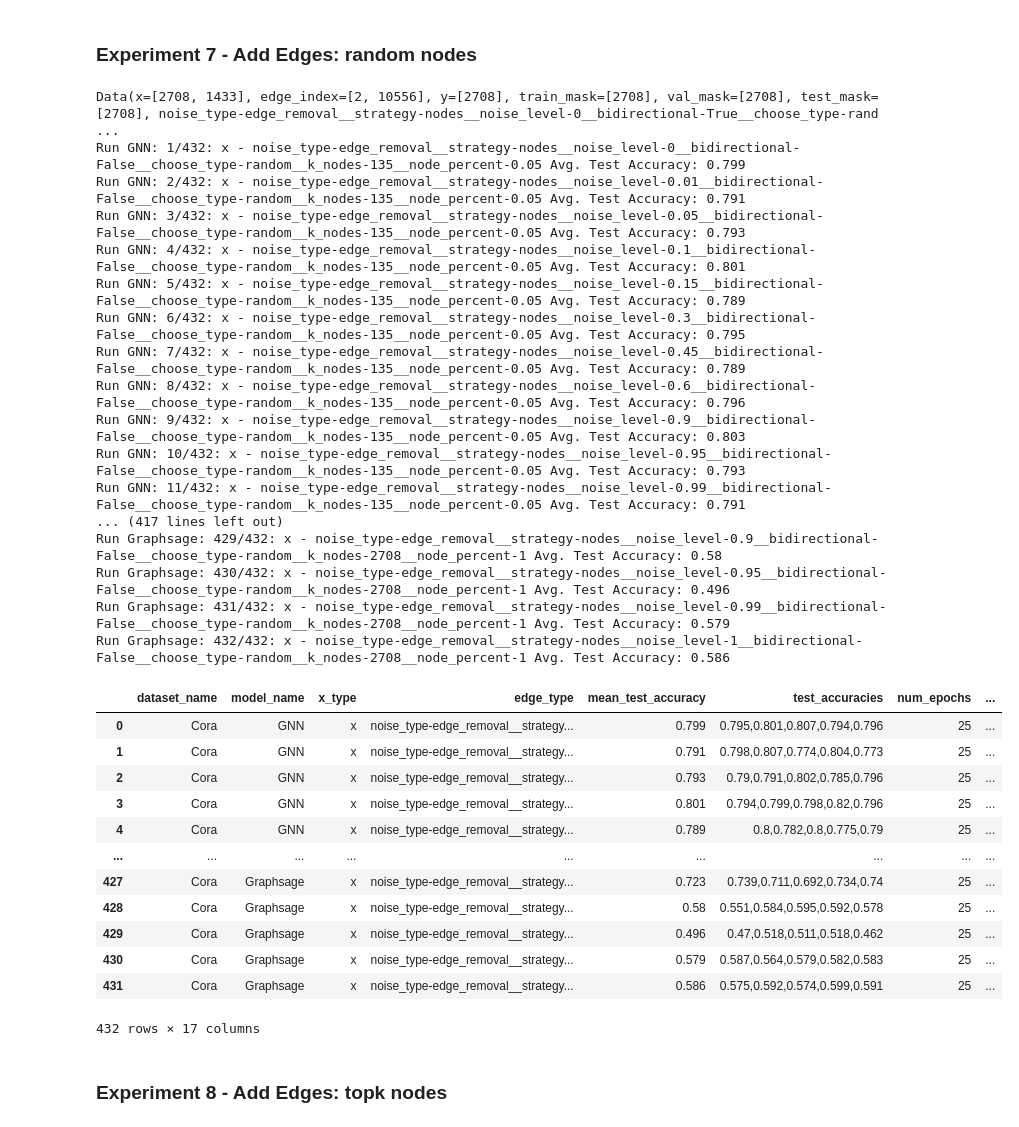
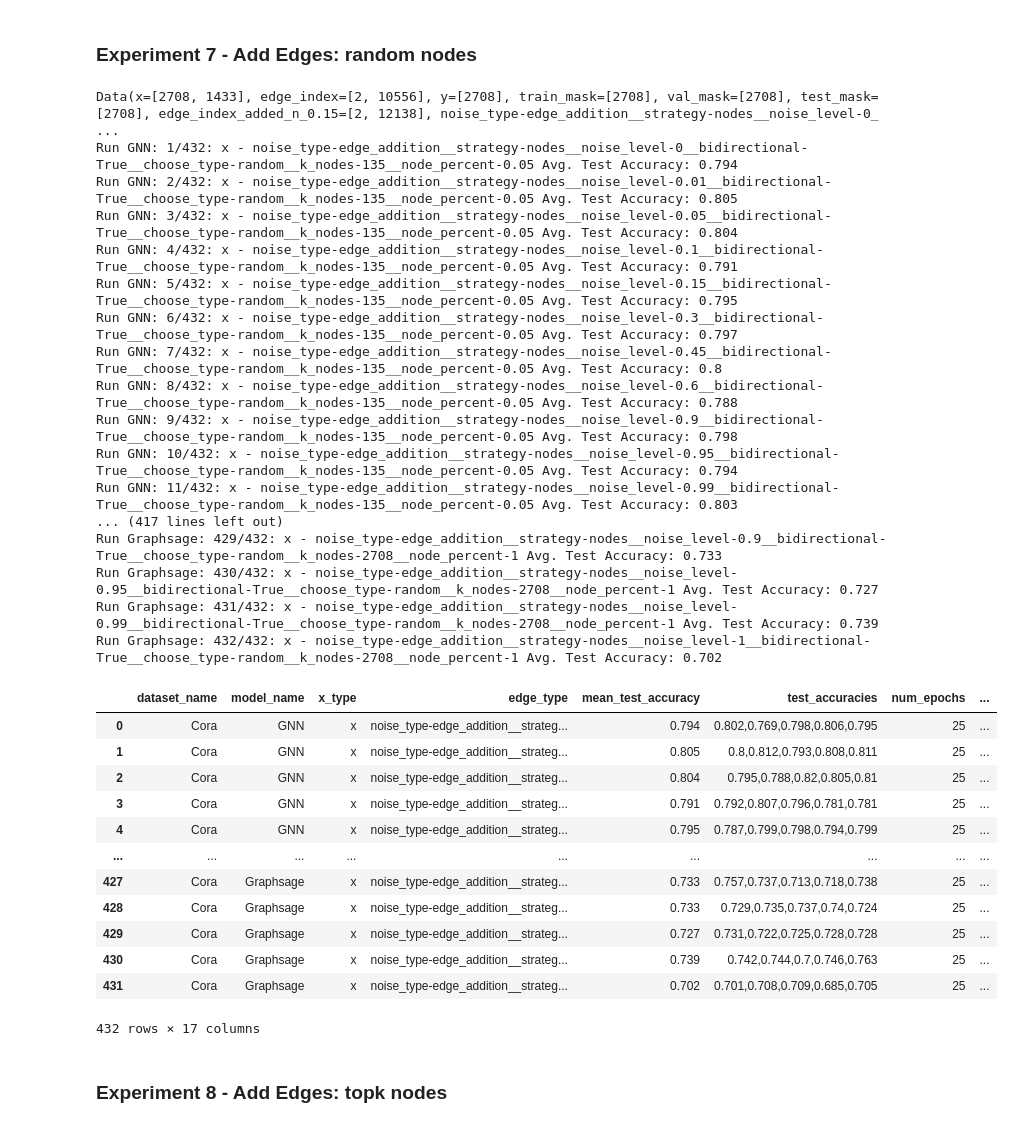
Before and after one commit to camligorkem/cs-260c-project-Robust-GNNs, a Jupyter notebook: CS_260_Node_Classification_Experiments_GC.ipynb, the cells around one changed output. Cells and saved outputs as stored; diff of their text form; code cells hidden in the pictures.

```diff
--- a/CS_260_Node_Classification_Experiments_GC.ipynb
+++ b/CS_260_Node_Classification_Experiments_GC.ipynb
@@ -362,12 +370,12 @@ def add_edges_to_a_node(data, new_edges, node, num_to_add=0, bidirectional=False
 
 ## Adding x% edges to random k, top k, or bottom k nodes
 
-def add_edges_to_nodes(data, noise_level=0.15, k_nodes=10, chosse_type='random', bidirectional=False):
+def add_edges_to_nodes(data, noise_level=0.15, k_nodes=10, choose_type='random', bidirectional=False):
   if bidirectional:
     noise_level /= 2
 
   #choose nodes by three different types
-  nodes_chosen = choose_nodes(data=data, num_nodes=data.num_nodes, k_nodes=k_nodes, choose_type=chosse_type)
+  nodes_chosen = choose_nodes(data=data, num_nodes=data.num_nodes, k_nodes=k_nodes, choose_type=choose_type)
 
   new_edges = data.edge_index.T
 
@@ -556,12 +564,16 @@ def experiment(dataset_name, model_names, model_params, data, x_types, edge_type
             print(f'Exp_num:{exp_num} Test Accuracy: {test_acc:.4f}')
 
         mean_test_acc = round(np.mean(test_accs), 3)
+        noise_info_copy = noise_info.copy()
+        noise_info_params_copy = noise_info_copy['params'].copy()
+        del noise_info_params_copy['data']
+        noise_info_copy['params'] = noise_info_params_copy
         # TODO we can add other metrics such as runtime to log in here later
         exp_res = {'dataset_name': dataset_name,
                   'model_name':model_name, 'x_type':x_type,
                   'edge_type':ed_type, 'mean_test_accuracy':str(mean_test_acc), 'test_accuracies': ','.join([str(acc) for acc in test_accs]),
                   'num_epochs':epochs, 'repeat_num':repeat_num, 'model_params': model_params[model_name],
-                  'noise_info':noise_info} # TODO add more info on experiment noise_info
+                  'noise_info':noise_info_copy} # TODO add more info on experiment noise_info
 
         if 'edge' in noise_info['noise_type']:
           name_type = ed_type
@@ -596,15 +608,16 @@ opt_params = {
     'Graphsage':{'lr':0.05, 'weight_decay':5e-4},
     'MLP':{'lr':0.05, 'weight_decay':0.001},
 }
+# %%
+dataset_name='Cora'
+folder_name = f'exp_results/{dataset_name}/results_v6'
+bidirectional_type = True
+post_fix= f'_bidirectional_{bidirectional_type}'
+num_repeat = 5
 # %% [markdown]
 ## Experiments
 # %% [markdown]
 ### Experiment 1 - Add gaussian noise
-# %%
-folder_name = 'exp_results/results_v6'
-bidirectional_type = False
-post_fix= f'_bidirectional_{bidirectional_type}'
-num_repeat = 5
 # %%
 # noise data creation example: remove edges -- strategy 2: remove from selected nodes
 
@@ -1012,61 +1025,61 @@ Run Graphsage: 432/432: x - noise_type-edge_removal__strategy-nodes__noise_level
 EXPERIMENT_FILENAME = f'./{folder_name}/Experiment_7_add_random_nodes{post_fix}.csv'
 # **** DONT forget to change this *****
 
 nodes_percent = [0.05, 0.1, 0.2, 0.25, 0.4, 0.5, 0.6, 0.7, 0.8, 0.95, 0.9, 1] #[0.05, 0.1, 0.2, 0.25, 0.4, 0.5]
 
 data = data.to('cpu')
 add_edge_from_nodes_params = {'data':data, 'bidirectional':bidirectional_type, 'choose_type':'random'}
 
-noise_info = {'noise_type':'edge_removal', 'strategy':'nodes', 'params':add_edge_from_nodes_params,
+noise_info = {'noise_type':'edge_addition', 'strategy':'nodes', 'params':add_edge_from_nodes_params,
               'noise_levels':[0, 0.01, 0.05, 0.1, 0.15, 0.3, 0.45, 0.6, 0.9, 0.95, 0.99, 1 ],
               'nodes_percent':nodes_percent,
               'noise_param_name':'noise_level'}
 
 exp_add_random_nodes_var_names = create_noised_data_for_experiment(data=data, noise_info=noise_info)
 print(data)
 
 # Experiment on edge removal - strategy- nodes
 # Put names of the models we want to use for this experiment type
 data = data.to('cuda:0')
 model_names = ['GNN', 'GAT', 'Graphsage']
 exp_add_random_nodes_df = experiment(dataset_name=dataset_name, model_names=model_names,
                                     model_params=model_params, opt_params=opt_params,
                                     data=data, x_types=['x'], edge_types=exp_add_random_nodes_var_names,
                                     noise_info=noise_info, num_epochs=25, repeat_num=num_repeat, print_updates=True)
 
 data = data.to('cpu')
 exp_add_random_nodes_df.to_csv(EXPERIMENT_FILENAME)
 exp_add_random_nodes_df
 # %% [output]
-Data(x=[2708, 1433], edge_index=[2, 10556], y=[2708], train_mask=[2708], val_mask=[2708], test_mask=[2708], noise_type-edge_removal__strategy-nodes__noise_level-0__bidirectional-True__choose_type-rand ...
-Run GNN: 1/432: x - noise_type-edge_removal__strategy-nodes__noise_level-0__bidirectional-False__choose_type-random__k_nodes-135__node_percent-0.05 Avg. Test Accuracy: 0.799
-Run GNN: 2/432: x - noise_type-edge_removal__strategy-nodes__noise_level-0.01__bidirectional-False__choose_type-random__k_nodes-135__node_percent-0.05 Avg. Test Accuracy: 0.791
-Run GNN: 3/432: x - noise_type-edge_removal__strategy-nodes__noise_level-0.05__bidirectional-False__choose_type-random__k_nodes-135__node_percent-0.05 Avg. Test Accuracy: 0.793
-Run GNN: 4/432: x - noise_type-edge_removal__strategy-nodes__noise_level-0.1__bidirectional-False__choose_type-random__k_nodes-135__node_percent-0.05 Avg. Test Accuracy: 0.801
-Run GNN: 5/432: x - noise_type-edge_removal__strategy-nodes__noise_level-0.15__bidirectional-False__choose_type-random__k_nodes-135__node_percent-0.05 Avg. Test Accuracy: 0.789
-Run GNN: 6/432: x - noise_type-edge_removal__strategy-nodes__noise_level-0.3__bidirectional-False__choose_type-random__k_nodes-135__node_percent-0.05 Avg. Test Accuracy: 0.795
-Run GNN: 7/432: x - noise_type-edge_removal__strategy-nodes__noise_level-0.45__bidirectional-False__choose_type-random__k_nodes-135__node_percent-0.05 Avg. Test Accuracy: 0.789
-Run GNN: 8/432: x - noise_type-edge_removal__strategy-nodes__noise_level-0.6__bidirectional-False__choose_type-random__k_nodes-135__node_percent-0.05 Avg. Test Accuracy: 0.796
-Run GNN: 9/432: x - noise_type-edge_removal__strategy-nodes__noise_level-0.9__bidirectional-False__choose_type-random__k_nodes-135__node_percent-0.05 Avg. Test Accuracy: 0.803
-Run GNN: 10/432: x - noise_type-edge_removal__strategy-nodes__noise_level-0.95__bidirectional-False__choose_type-random__k_nodes-135__node_percent-0.05 Avg. Test Accuracy: 0.793
-Run GNN: 11/432: x - noise_type-edge_removal__strategy-nodes__noise_level-0.99__bidirectional-False__choose_type-random__k_nodes-135__node_percent-0.05 Avg. Test Accuracy: 0.791
+Data(x=[2708, 1433], edge_index=[2, 10556], y=[2708], train_mask=[2708], val_mask=[2708], test_mask=[2708], edge_index_added_n_0.15=[2, 12138], noise_type-edge_addition__strategy-nodes__noise_level-0_ ...
+Run GNN: 1/432: x - noise_type-edge_addition__strategy-nodes__noise_level-0__bidirectional-True__choose_type-random__k_nodes-135__node_percent-0.05 Avg. Test Accuracy: 0.794
+Run GNN: 2/432: x - noise_type-edge_addition__strategy-nodes__noise_level-0.01__bidirectional-True__choose_type-random__k_nodes-135__node_percent-0.05 Avg. Test Accuracy: 0.805
+Run GNN: 3/432: x - noise_type-edge_addition__strategy-nodes__noise_level-0.05__bidirectional-True__choose_type-random__k_nodes-135__node_percent-0.05 Avg. Test Accuracy: 0.804
+Run GNN: 4/432: x - noise_type-edge_addition__strategy-nodes__noise_level-0.1__bidirectional-True__choose_type-random__k_nodes-135__node_percent-0.05 Avg. Test Accuracy: 0.791
+Run GNN: 5/432: x - noise_type-edge_addition__strategy-nodes__noise_level-0.15__bidirectional-True__choose_type-random__k_nodes-135__node_percent-0.05 Avg. Test Accuracy: 0.795
+Run GNN: 6/432: x - noise_type-edge_addition__strategy-nodes__noise_level-0.3__bidirectional-True__choose_type-random__k_nodes-135__node_percent-0.05 Avg. Test Accuracy: 0.797
+Run GNN: 7/432: x - noise_type-edge_addition__strategy-nodes__noise_level-0.45__bidirectional-True__choose_type-random__k_nodes-135__node_percent-0.05 Avg. Test Accuracy: 0.8
+Run GNN: 8/432: x - noise_type-edge_addition__strategy-nodes__noise_level-0.6__bidirectional-True__choose_type-random__k_nodes-135__node_percent-0.05 Avg. Test Accuracy: 0.788
+Run GNN: 9/432: x - noise_type-edge_addition__strategy-nodes__noise_level-0.9__bidirectional-True__choose_type-random__k_nodes-135__node_percent-0.05 Avg. Test Accuracy: 0.798
+Run GNN: 10/432: x - noise_type-edge_addition__strategy-nodes__noise_level-0.95__bidirectional-True__choose_type-random__k_nodes-135__node_percent-0.05 Avg. Test Accuracy: 0.794
+Run GNN: 11/432: x - noise_type-edge_addition__strategy-nodes__noise_level-0.99__bidirectional-True__choose_type-random__k_nodes-135__node_percent-0.05 Avg. Test Accuracy: 0.803
 ... (417 lines left out)
-Run Graphsage: 429/432: x - noise_type-edge_removal__strategy-nodes__noise_level-0.9__bidirectional-False__choose_type-random__k_nodes-2708__node_percent-1 Avg. Test Accuracy: 0.58
-Run Graphsage: 430/432: x - noise_type-edge_removal__strategy-nodes__noise_level-0.95__bidirectional-False__choose_type-random__k_nodes-2708__node_percent-1 Avg. Test Accuracy: 0.496
-Run Graphsage: 431/432: x - noise_type-edge_removal__strategy-nodes__noise_level-0.99__bidirectional-False__choose_type-random__k_nodes-2708__node_percent-1 Avg. Test Accuracy: 0.579
-Run Graphsage: 432/432: x - noise_type-edge_removal__strategy-nodes__noise_level-1__bidirectional-False__choose_type-random__k_nodes-2708__node_percent-1 Avg. Test Accuracy: 0.586
+Run Graphsage: 429/432: x - noise_type-edge_addition__strategy-nodes__noise_level-0.9__bidirectional-True__choose_type-random__k_nodes-2708__node_percent-1 Avg. Test Accuracy: 0.733
+Run Graphsage: 430/432: x - noise_type-edge_addition__strategy-nodes__noise_level-0.95__bidirectional-True__choose_type-random__k_nodes-2708__node_percent-1 Avg. Test Accuracy: 0.727
+Run Graphsage: 431/432: x - noise_type-edge_addition__strategy-nodes__noise_level-0.99__bidirectional-True__choose_type-random__k_nodes-2708__node_percent-1 Avg. Test Accuracy: 0.739
+Run Graphsage: 432/432: x - noise_type-edge_addition__strategy-nodes__noise_level-1__bidirectional-True__choose_type-random__k_nodes-2708__node_percent-1 Avg. Test Accuracy: 0.702
 |  | dataset_name | model_name | x_type | edge_type | mean_test_accuracy | test_accuracies | num_epochs | ... |
-| 0 | Cora | GNN | x | noise_type-edge_removal__strategy... | 0.799 | 0.795,0.801,0.807,0.794,0.796 | 25 | ... |
-| 1 | Cora | GNN | x | noise_type-edge_removal__strategy... | 0.791 | 0.798,0.807,0.774,0.804,0.773 | 25 | ... |
-| 2 | Cora | GNN | x | noise_type-edge_removal__strategy... | 0.793 | 0.79,0.791,0.802,0.785,0.796 | 25 | ... |
-| 3 | Cora | GNN | x | noise_type-edge_removal__strategy... | 0.801 | 0.794,0.799,0.798,0.82,0.796 | 25 | ... |
-| 4 | Cora | GNN | x | noise_type-edge_removal__strategy... | 0.789 | 0.8,0.782,0.8,0.775,0.79 | 25 | ... |
+| 0 | Cora | GNN | x | noise_type-edge_addition__strateg... | 0.794 | 0.802,0.769,0.798,0.806,0.795 | 25 | ... |
+| 1 | Cora | GNN | x | noise_type-edge_addition__strateg... | 0.805 | 0.8,0.812,0.793,0.808,0.811 | 25 | ... |
+| 2 | Cora | GNN | x | noise_type-edge_addition__strateg... | 0.804 | 0.795,0.788,0.82,0.805,0.81 | 25 | ... |
+| 3 | Cora | GNN | x | noise_type-edge_addition__strateg... | 0.791 | 0.792,0.807,0.796,0.781,0.781 | 25 | ... |
+| 4 | Cora | GNN | x | noise_type-edge_addition__strateg... | 0.795 | 0.787,0.799,0.798,0.794,0.799 | 25 | ... |
 | ... | ... | ... | ... | ... | ... | ... | ... | ... |
-| 427 | Cora | Graphsage | x | noise_type-edge_removal__strategy... | 0.723 | 0.739,0.711,0.692,0.734,0.74 | 25 | ... |
-| 428 | Cora | Graphsage | x | noise_type-edge_removal__strategy... | 0.58 | 0.551,0.584,0.595,0.592,0.578 | 25 | ... |
-| 429 | Cora | Graphsage | x | noise_type-edge_removal__strategy... | 0.496 | 0.47,0.518,0.511,0.518,0.462 | 25 | ... |
-| 430 | Cora | Graphsage | x | noise_type-edge_removal__strategy... | 0.579 | 0.587,0.564,0.579,0.582,0.583 | 25 | ... |
-| 431 | Cora | Graphsage | x | noise_type-edge_removal__strategy... | 0.586 | 0.575,0.592,0.574,0.599,0.591 | 25 | ... |
+| 427 | Cora | Graphsage | x | noise_type-edge_addition__strateg... | 0.733 | 0.757,0.737,0.713,0.718,0.738 | 25 | ... |
+| 428 | Cora | Graphsage | x | noise_type-edge_addition__strateg... | 0.733 | 0.729,0.735,0.737,0.74,0.724 | 25 | ... |
+| 429 | Cora | Graphsage | x | noise_type-edge_addition__strateg... | 0.727 | 0.731,0.722,0.725,0.728,0.728 | 25 | ... |
+| 430 | Cora | Graphsage | x | noise_type-edge_addition__strateg... | 0.739 | 0.742,0.744,0.7,0.746,0.763 | 25 | ... |
+| 431 | Cora | Graphsage | x | noise_type-edge_addition__strateg... | 0.702 | 0.701,0.708,0.709,0.685,0.705 | 25 | ... |
 432 rows × 17 columns
 # %% [markdown]
 ### Experiment 8 - Add Edges: topk nodes
```
Also changed, not shown: parts of 7 cells of this notebook.
